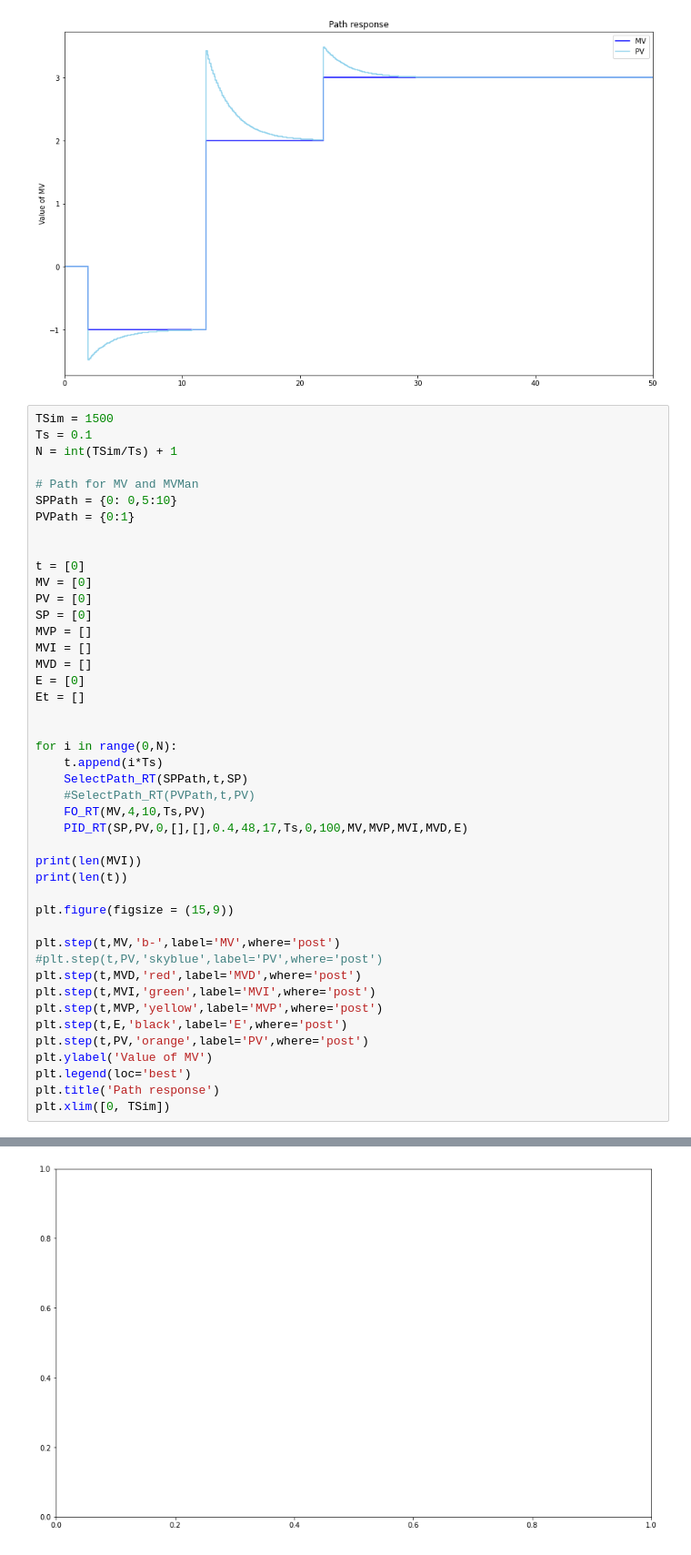
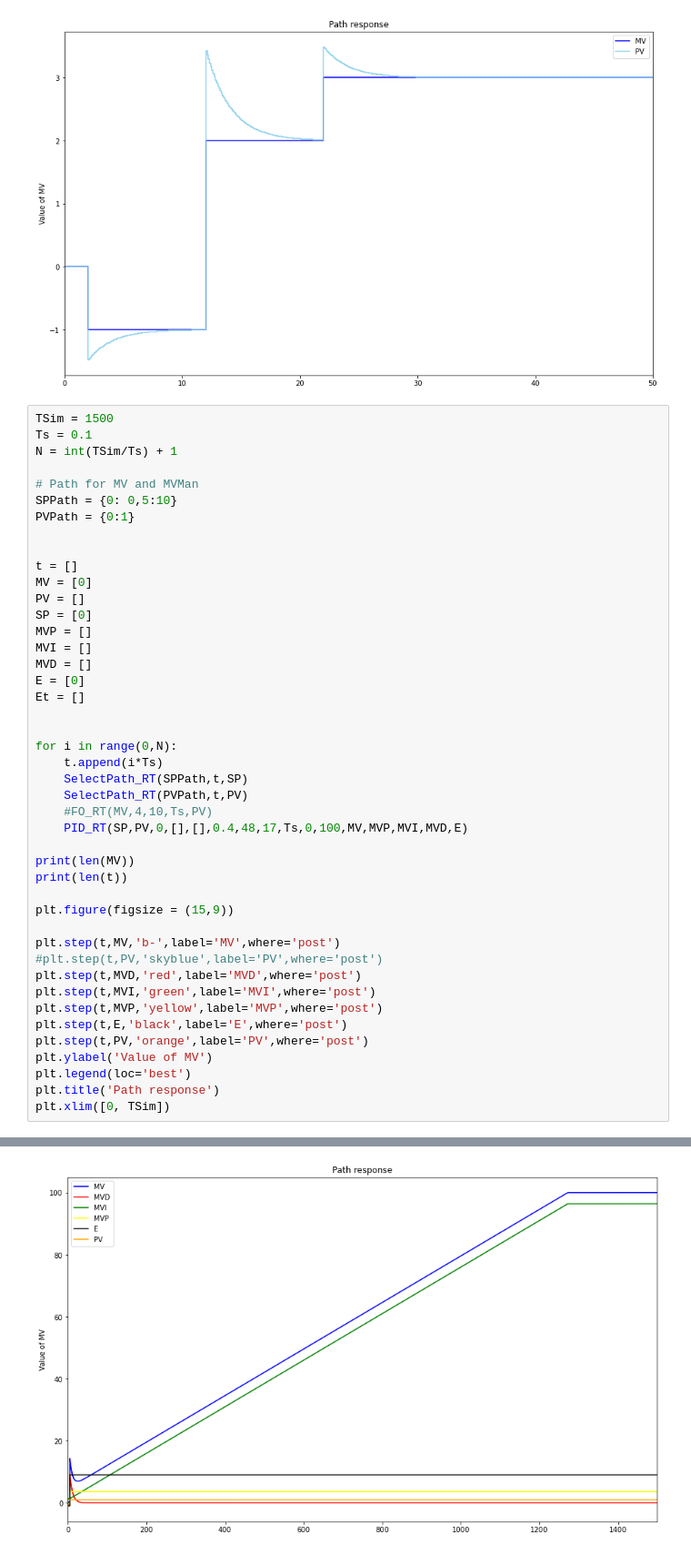
Before and after one commit to olingo99/Control_Theory_Application, a Jupyter notebook: package_Engels_Theo_Losseau_Baudouin.ipynb, the cells around one changed output, grey strips where cells are left out. Shown: that part at 91% size. Drawn from its saved outputs; the diff is of its cells as text.

```diff
--- a/package_Engels_Theo_Losseau_Baudouin.ipynb
+++ b/package_Engels_Theo_Losseau_Baudouin.ipynb
@@ -47,9 +47,9 @@ SPPath = {0: 0,5:10}
 PVPath = {0:1}
 
 
-t = [0]
+t = []
 MV = [0]
-PV = [0]
+PV = []
 SP = [0]
 MVP = []
 MVI = []
@@ -61,11 +61,11 @@ Et = []
 for i in range(0,N):
     t.append(i*Ts)
     SelectPath_RT(SPPath,t,SP)
-    #SelectPath_RT(PVPath,t,PV)
-    FO_RT(MV,4,10,Ts,PV)
+    SelectPath_RT(PVPath,t,PV)
+    #FO_RT(MV,4,10,Ts,PV)
     PID_RT(SP,PV,0,[],[],0.4,48,17,Ts,0,100,MV,MVP,MVI,MVD,E)
 
-print(len(MVI))
+print(len(MV))
 print(len(t))
 
 plt.figure(figsize = (15,9))
@@ -88 +88 @@ ValueError: x and y must have same first dimension, but have shapes (15002,) and
-[figure, old version]
+[figure, new version]
```
Also changed, not shown: parts of 1 cell of this notebook.
